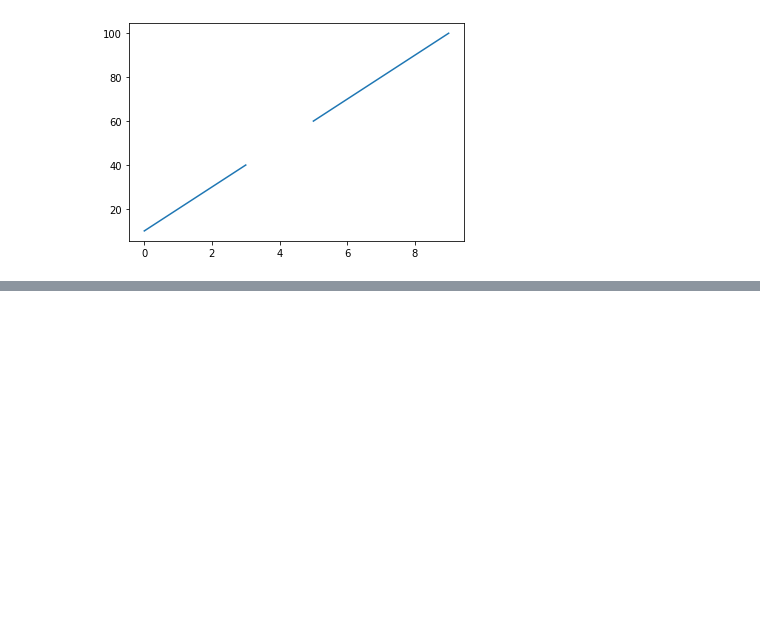
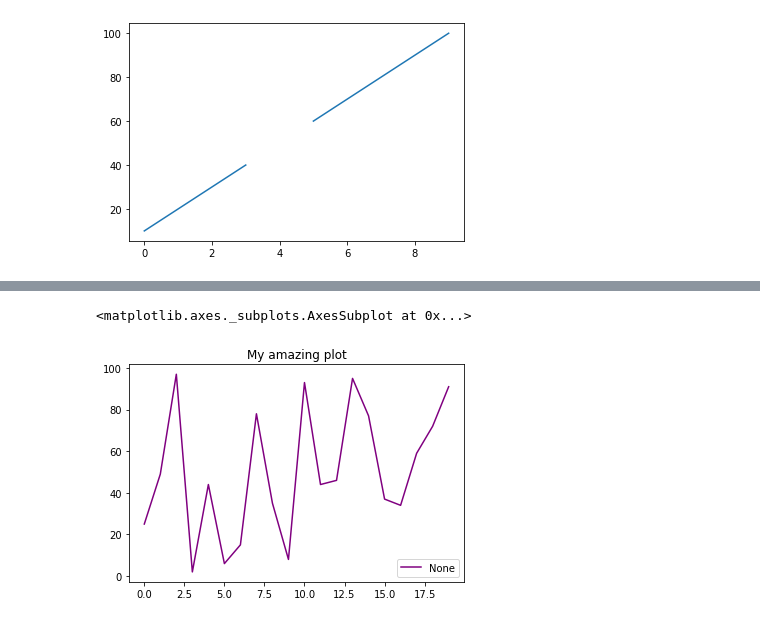
Before and after one commit to consmith2/cisco-2020-june, a Jupyter notebook: Cisco 2020 June 23.ipynb, the cells around one changed output, grey strips where cells are left out. Saved outputs shown, nothing was run; the diff lists cells and outputs as text; code cells hidden in the pictures; blank space fills up the shorter version.

```diff
--- a/Cisco 2020 June 23.ipynb
+++ b/Cisco 2020 June 23.ipynb
@@ -237,0 +249,7 @@ s.plot.line()
+# %%
+s.plot.line(color='purple',
+            legend=True,
+           title='My amazing plot')
+# %% [output]
+<matplotlib.axes._subplots.AxesSubplot at 0x...>
+[figure, added]
```
Also changed, not shown: parts of 2 cells of this notebook.
